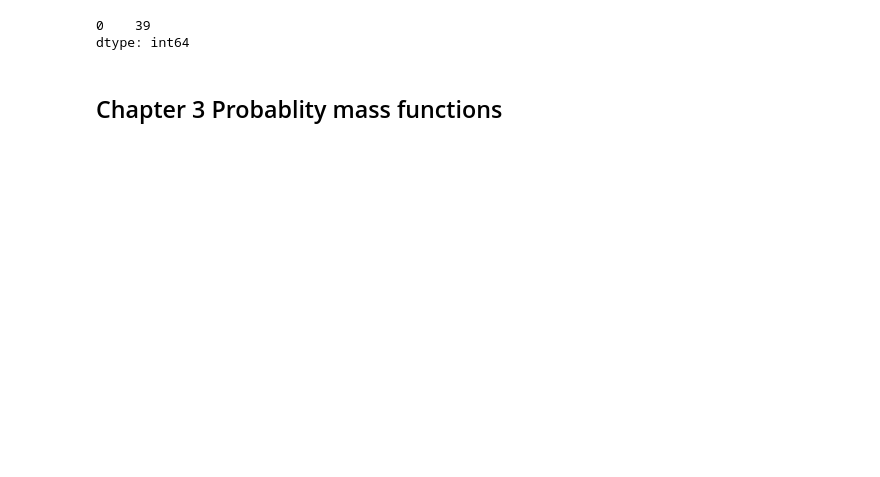
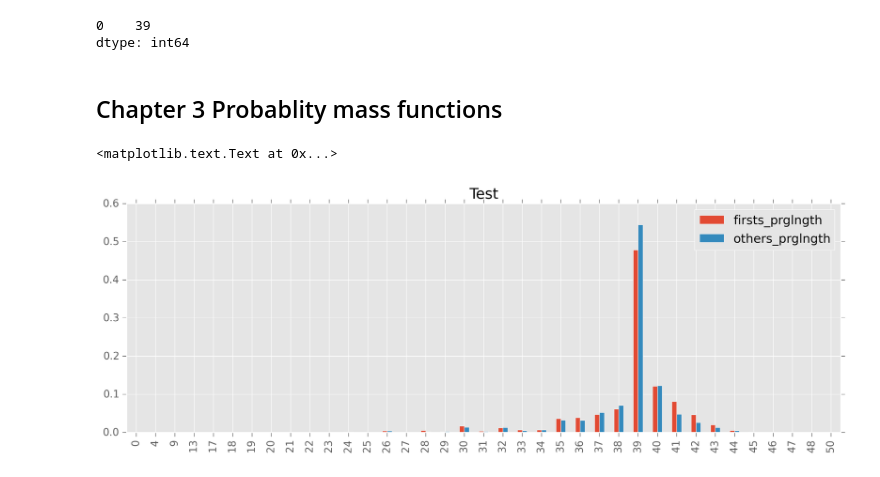
Before and after one commit to doolingdavid/ThinkStats2, a Jupyter notebook: code/chap01ex.ipynb, the cells around one changed output. Cells and saved outputs as stored; diff of their text form; code cells hidden in the pictures; blank space fills up the shorter version.

```diff
--- a/code/chap01ex.ipynb
+++ b/code/chap01ex.ipynb
@@ -642,3 +655,11 @@ import pandas as pd
 # %%
 dtest = pd.DataFrame({'firsts_prglngth': firsts.prglngth.value_counts(normalize=True).sort_index(),
                      'others_prglngth':others.prglngth.value_counts(normalize=True).sort_index() })
+# %%
+dtest.plot.bar()
+#plt.xlim = ((35,46))
+plt.title('Test')
+#plt.xlim(35,46)
+# %% [output]
+<matplotlib.text.Text at 0x...>
+[figure, added]
```
Also changed, not shown: parts of 13 cells of this notebook.
